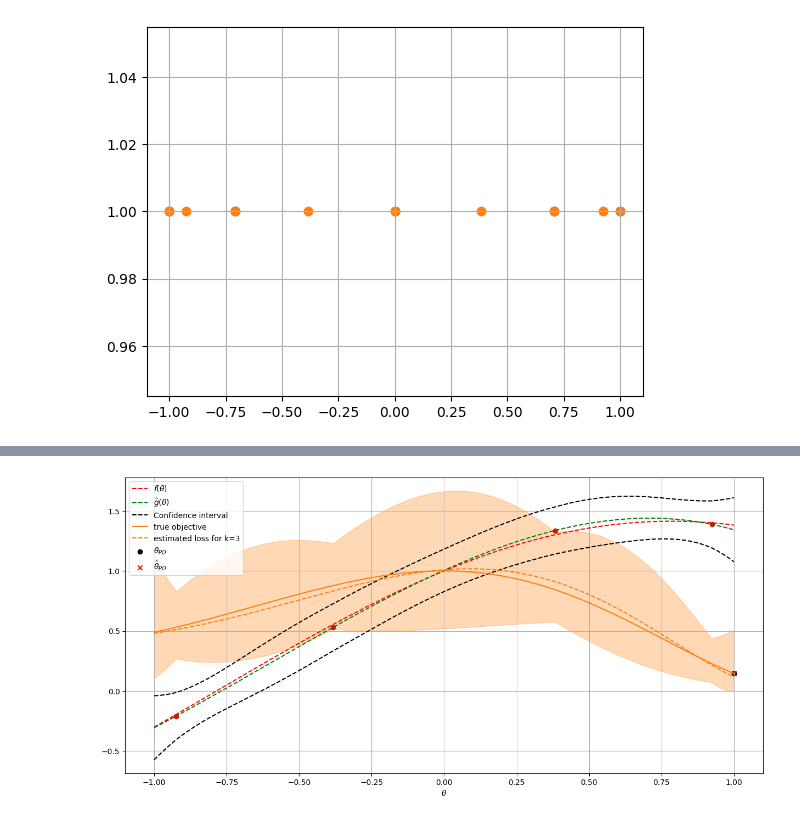
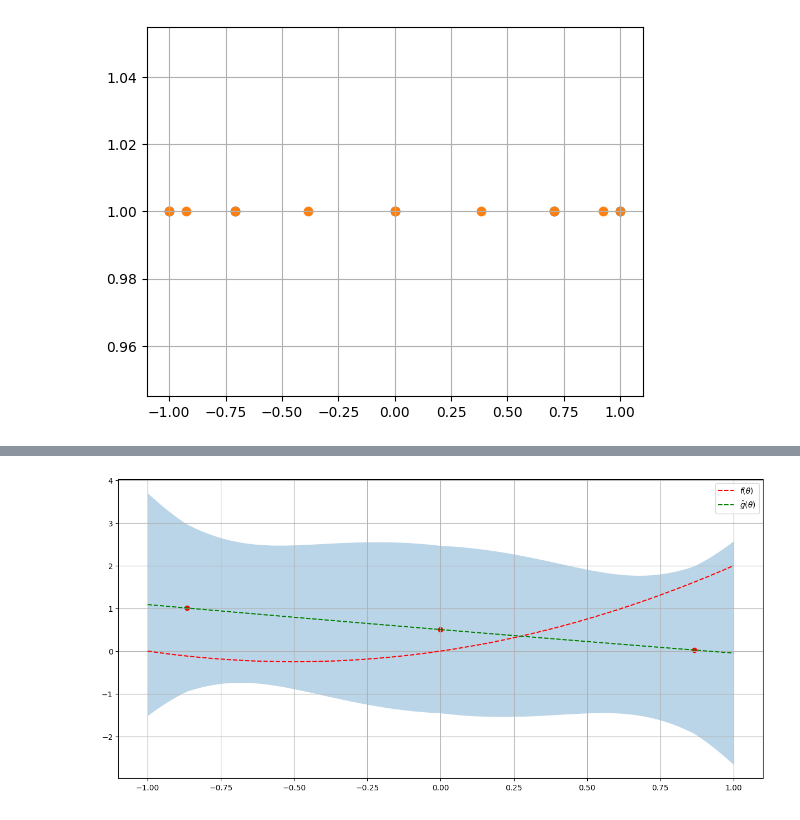
Before and after one commit to ivankirev13/Performative-Regression, a Jupyter notebook: performative_regression.ipynb, the cells around one changed output, grey strips where cells are left out. Drawn from its saved outputs; the diff is of its cells as text; code cells hidden in the pictures.

```diff
--- a/performative_regression.ipynb
+++ b/performative_regression.ipynb
@@ -71,15 +71,8 @@ class Performative_Regression:
         """
 
 
-        #fun = np.e**theta + 1
-
-        fun = np.sin(theta) / theta + theta**2
-        fun = np.cos(theta) - np.sin(theta) - 0.5
-        #fun = np.e**(-theta**2)
-        fun = np.cos(theta) + np.sin(theta)
-
+        fun = theta + theta**2
         return fun
-
 
     def f_hat(self):
         """
@@ -220,7 +213,6 @@ class Performative_Regression:
         #return np.sqrt(2 - 1 / (self.k + 1))
         return sum_new
 
-
     def conf_interval_at_theta(self, theta):
 
         """
@@ -249,6 +241,8 @@ class Performative_Regression:
 
             lagrange_squared_sum += lagrange_square**2
 
+        #return lagrange_squared_sum
+        #return self.z * self.sigma * np.sqrt(2 - 1 / (self.k + 1)) / np.sqrt(self.n)
         return self.z * self.sigma * np.sqrt(lagrange_squared_sum) / np.sqrt(self.n)
 
     def R(self, theta):
@@ -257,6 +251,8 @@ class Performative_Regression:
         for i in range(self.k+1):
             prod = prod * (theta - self.thetas[i])
 
+        #return prod
+        #return self.M / 2**self.k / math.factorial(self.k+1)
         return np.abs(prod * self.M / math.factorial(self.k+1))
 
     def minimum(self):
@@ -275,8 +271,9 @@ class Performative_Regression:
         plt.plot(t, self.f(t), 'r--', label=r'$f(\theta)$')
         plt.plot(t, self.g_hat(t), 'g--', label=r"$\hat{g}(\theta)$")
 
-        plt.plot(t, self.g_hat(t) - self.R(t) - self.bayes_ci(t), 'k--')
-        plt.plot(t, self.g_hat(t) + self.R(t) + self.bayes_ci(t), 'k--', label="Confidence interval")
+        #plt.plot(t, self.g_hat(t) - self.R(t) - self.bayes_ci(t), 'k--')
+        #plt.plot(t, self.g_hat(t) + self.R(t) + self.bayes_ci(t), 'k--', label="Confidence interval")
+        plt.fill_between(t, self.g_hat(t) - self.R(t) - self.bayes_ci(t), self.g_hat(t) + self.R(t) + self.bayes_ci(t), alpha=0.3)
 
     def plot_objectives(self):
 
@@ -297,12 +303,12 @@ class Performative_Regression:
 # %%
-pr = Performative_Regression(k=3, n=1, T=1, sigma=0.1, M=np.sqrt(2))
+pr = Performative_Regression(k=2, n=1, T=0.1, sigma=1, M=np.sqrt(4))
 plt.figure(figsize=(15, 7))
 pr.plot_f_vs_g()
-pr.plot_objectives()
+#pr.plot_objectives()
 for i in pr.thetas:
     plt.scatter(i, pr.g_hat(i), color='r')
 plt.grid()
 plt.legend()
 plt.show()
 # %% [output]
-[figure, old version]
+[figure, new version]
```
Also changed, not shown: parts of 12 cells of this notebook.
